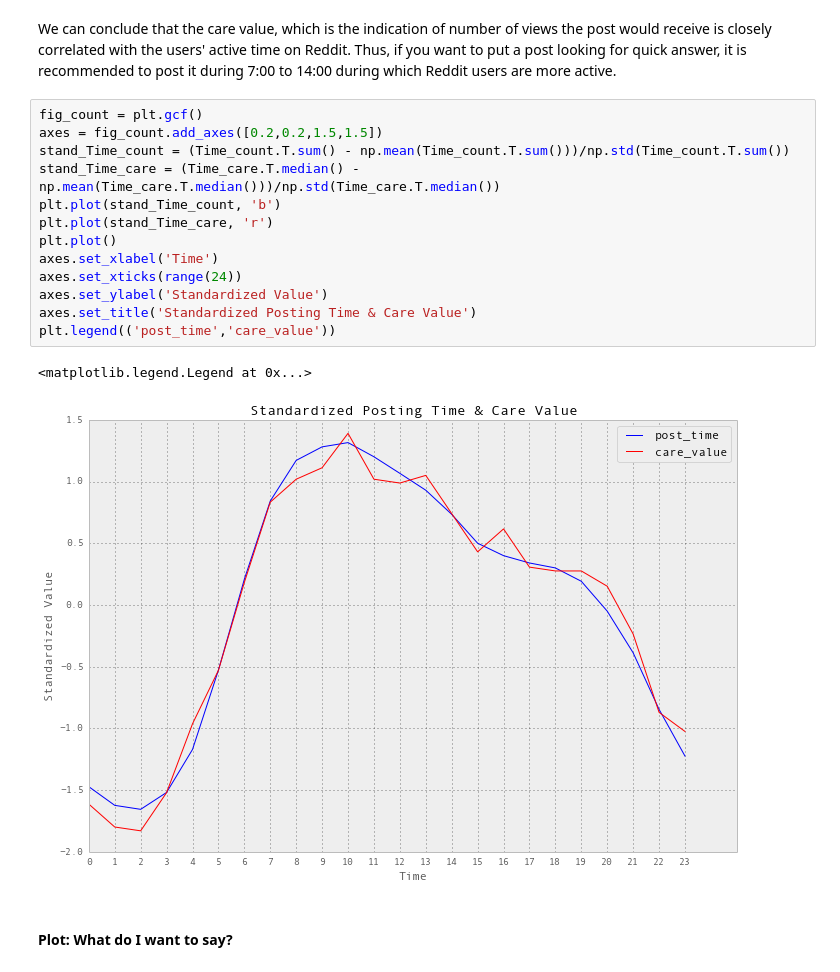
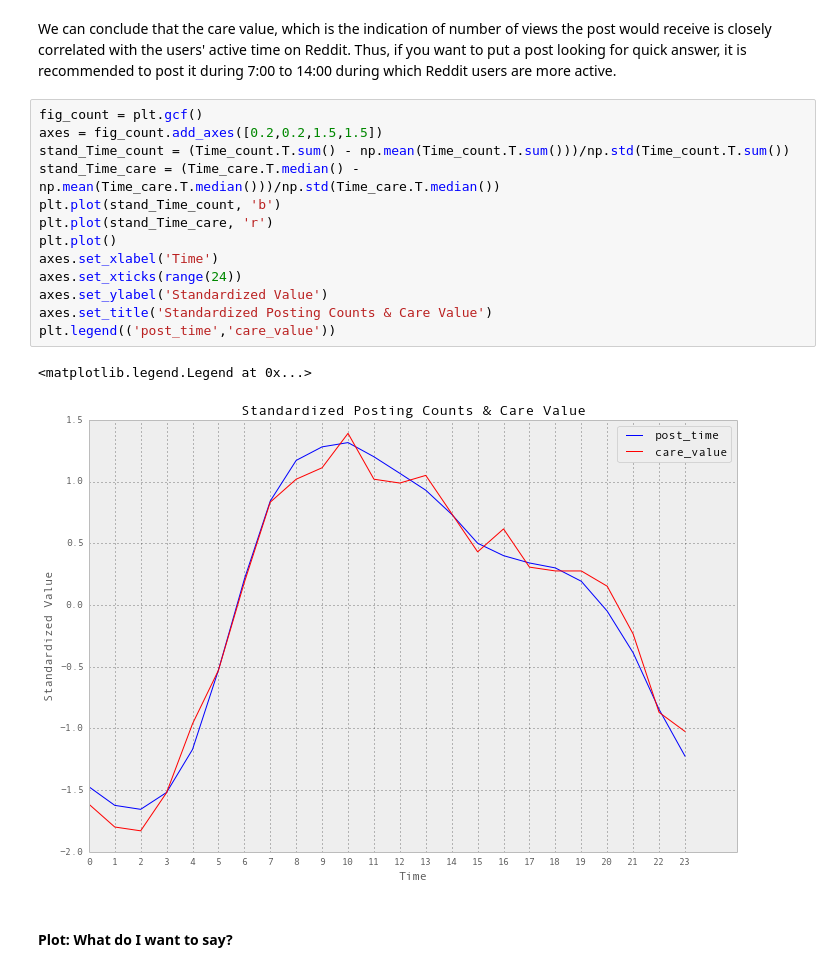
Before and after one commit to grepJimmyGu/capstone, a Jupyter notebook: Reddit Data Insight.ipynb, the cells around one changed output. Saved outputs shown, nothing was run; the diff lists cells and outputs as text.

```diff
--- a/Reddit Data Insight.ipynb
+++ b/Reddit Data Insight.ipynb
@@ -256,19 +256,19 @@ We can conclude that the care value, which is the indication of number of views
 # %%
 fig_count = plt.gcf()
 axes = fig_count.add_axes([0.2,0.2,1.5,1.5])
 stand_Time_count = (Time_count.T.sum() - np.mean(Time_count.T.sum()))/np.std(Time_count.T.sum())
 stand_Time_care = (Time_care.T.median() - np.mean(Time_care.T.median()))/np.std(Time_care.T.median())
 plt.plot(stand_Time_count, 'b')
 plt.plot(stand_Time_care, 'r')
 plt.plot()
 axes.set_xlabel('Time')
 axes.set_xticks(range(24))
 axes.set_ylabel('Standardized Value')
-axes.set_title('Standardized Posting Time & Care Value')
+axes.set_title('Standardized Posting Counts & Care Value')
 plt.legend(('post_time','care_value'))
 # %% [output]
 <matplotlib.legend.Legend at 0x...>
-[figure, old version]
+[figure, new version]
 # %% [markdown]
 #### Plot: What do I want to say?
 # %%
```
Also changed, not shown: parts of 41 cells of this notebook.
